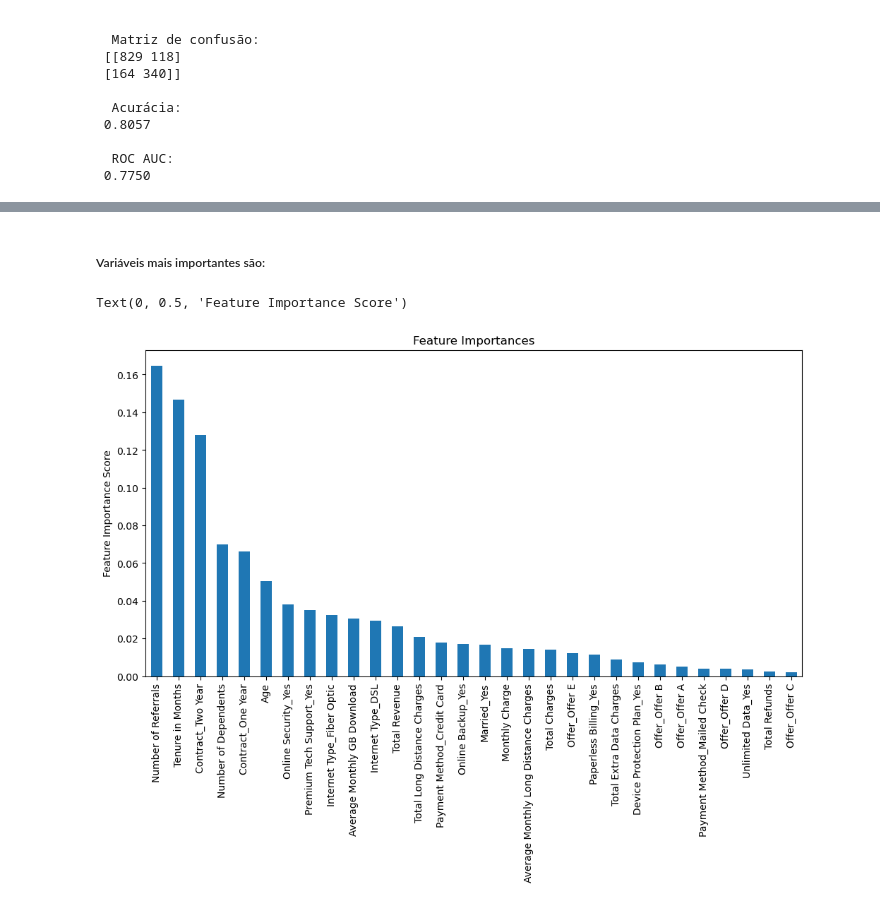
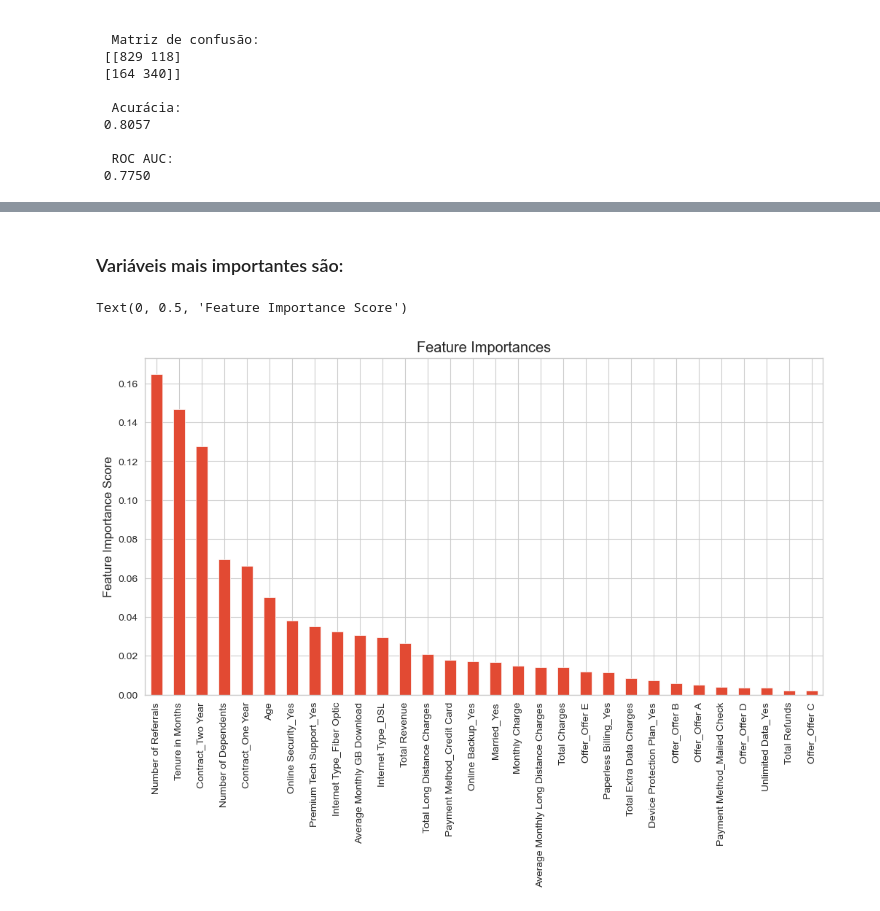
Before and after one commit to Passaret/Case-Churn, a Jupyter notebook: Customer_Churn_Prediction.ipynb, the cells around one changed output, grey strips where cells are left out. Cells and saved outputs as stored; diff of their text form; code cells hidden in the pictures.

```diff
--- a/Customer_Churn_Prediction.ipynb
+++ b/Customer_Churn_Prediction.ipynb
@@ -894,6 +891,0 @@ weighted avg       0.80      0.81      0.80      1451
-# %%
-rfc_final=RandomForestClassifier(criterion='entropy', max_depth=8, n_estimators=200, random_state=101)
-rfc_final.fit(X_train,y_train)
-rfc_final_predictions = rfc_final.predict(X_test)
-
-metricas(y_test, rfc_final_predictions)
@@ -920,11 +892,12 @@ weighted avg       0.81      0.81      0.81      1451
 # %% [markdown]
-##### Variáveis mais importantes são:
+### Variáveis mais importantes são:
 # %%
-# Plotando as variáveis mais importantes
 plt.figure(figsize=(12,6))
+sns.set_style("whitegrid")
+
 feat_imp = pd.Series(rfc_final.feature_importances_, X_train.columns).sort_values(ascending=False)
 feat_imp.plot(kind='bar', title='Feature Importances')
 plt.ylabel('Feature Importance Score')
 # %% [output]
 Text(0, 0.5, 'Feature Importance Score')
-[figure, old version]
+[figure, new version]
```
Also changed, not shown: parts of 8 cells of this notebook.
